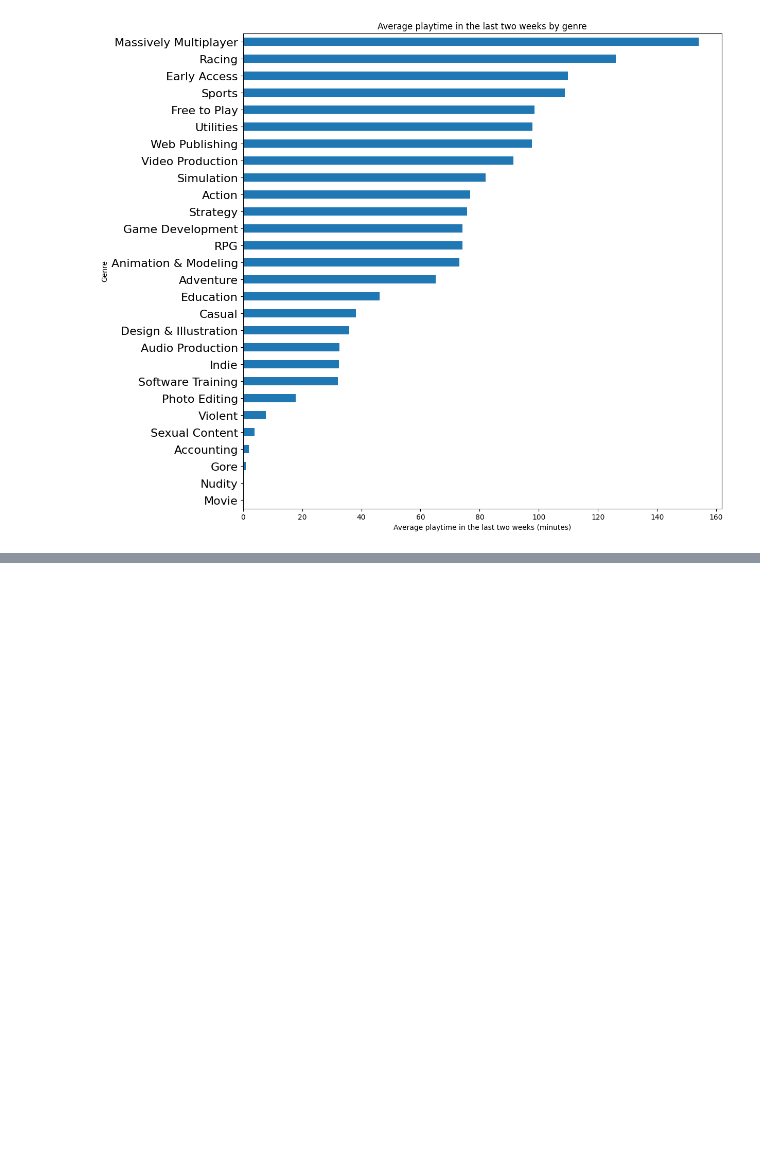
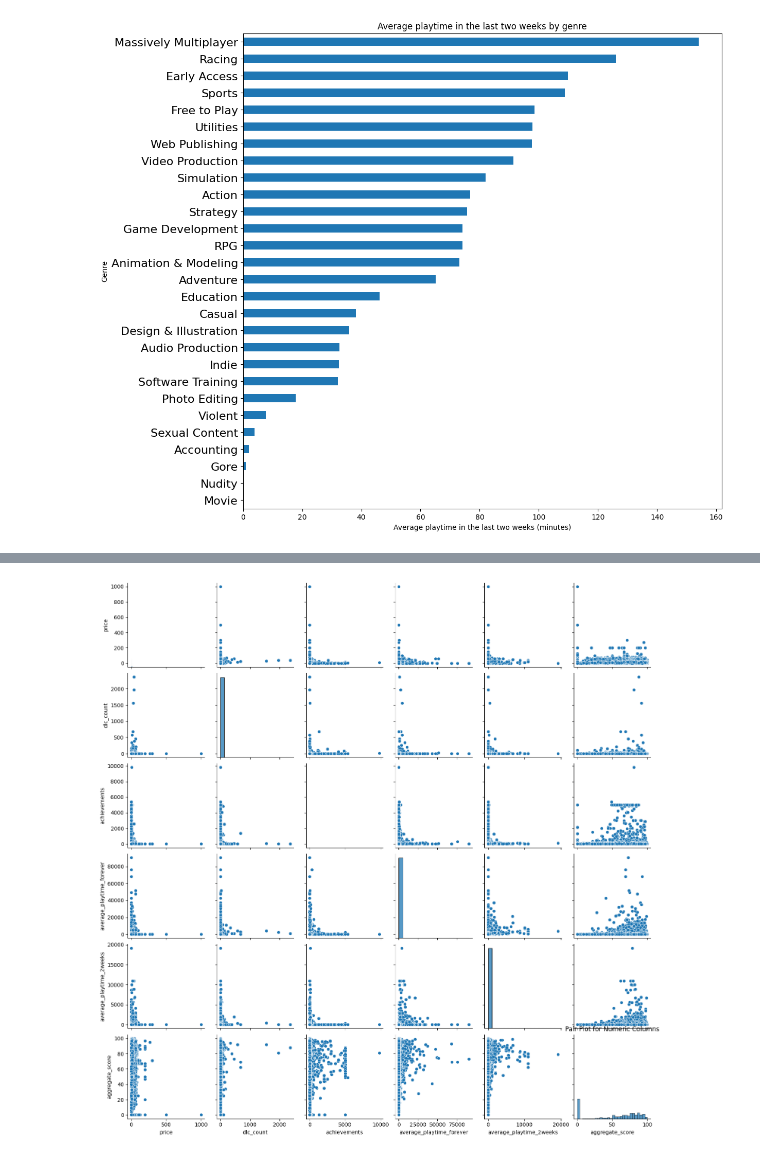
Before and after one commit to adsh16/game-recommendation-system, a Jupyter notebook: eda.ipynb, the cells around one changed output, grey strips where cells are left out. Cells and saved outputs as stored; diff of their text form; code cells hidden in the pictures; blank space fills up the shorter version.

```diff
--- a/eda.ipynb
+++ b/eda.ipynb
@@ -483,0 +511,7 @@ plt.show()
+# %%
+# Pair plot for all numeric columns
+sns.pairplot(numeric_cols)
+plt.title('Pair Plot for Numeric Columns')
+plt.show()
+# %% [output]
+[figure, added]
```
Also changed, not shown: parts of 13 cells of this notebook.
